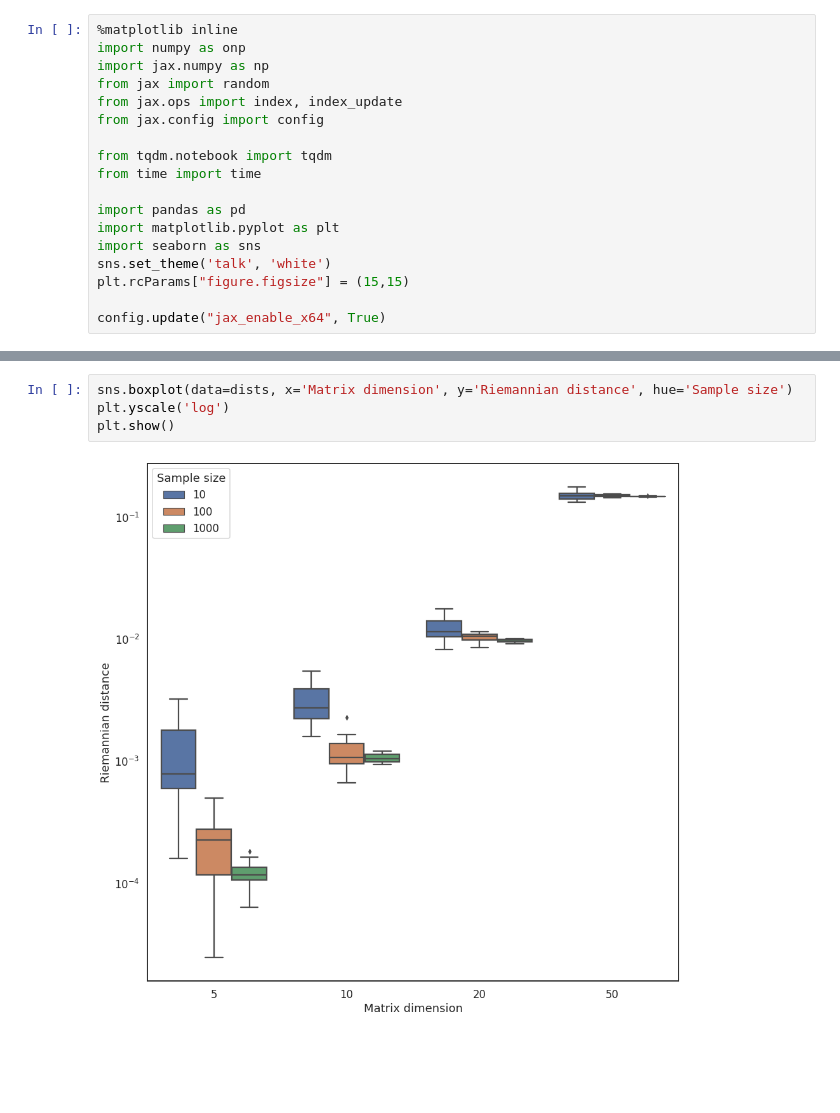
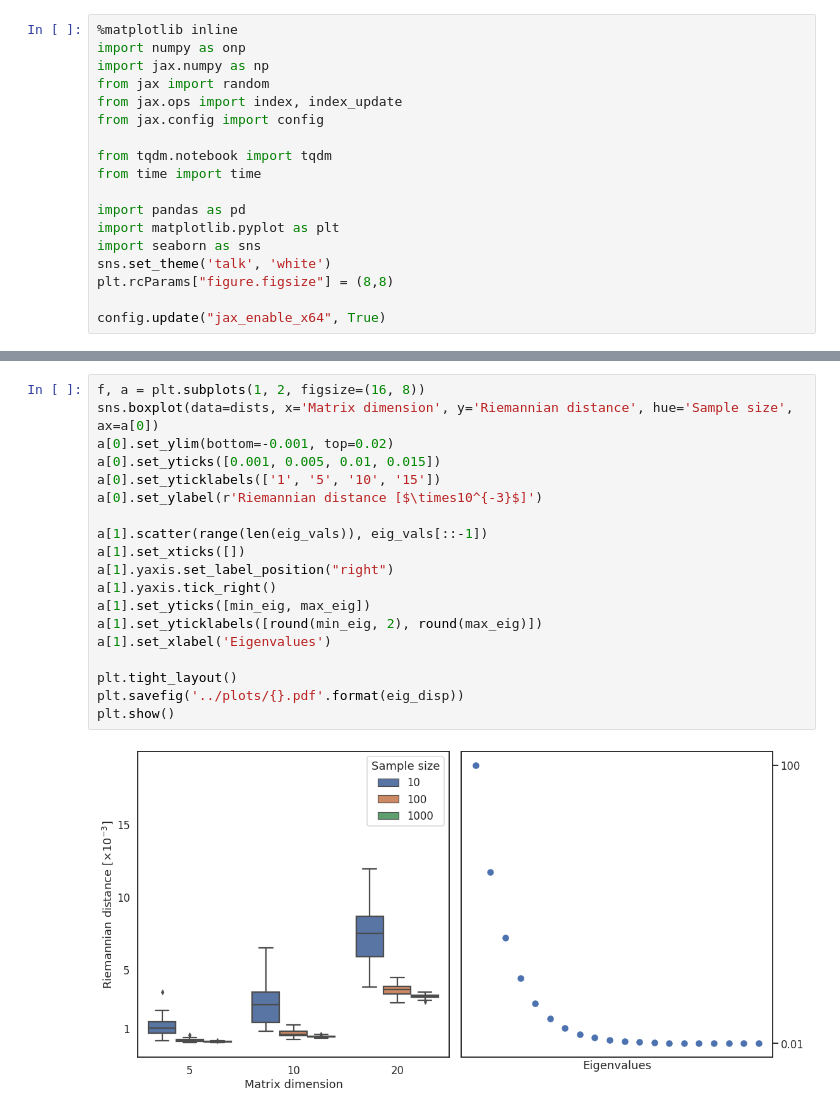
Before and after one commit to jschiavon/spd_alignment, a Jupyter notebook: notebooks/Simulation.ipynb, the cells around one changed output, grey strips where cells are left out. Cells and saved outputs as stored; diff of their text form; blank space fills up the shorter version.

```diff
--- a/notebooks/Simulation.ipynb
+++ b/notebooks/Simulation.ipynb
@@ -13,7 +13,7 @@ import pandas as pd
 import matplotlib.pyplot as plt
 import seaborn as sns
 sns.set_theme('talk', 'white')
-plt.rcParams["figure.figsize"] = (15,15)
+plt.rcParams["figure.figsize"] = (8,8)
 
 config.update("jax_enable_x64", True)
 # %%
@@ -177,6 +178,21 @@ WARNING:absl:No GPU/TPU found, falling back to CPU. (Set TF_CPP_MIN_LOG_LEVEL=0
 # %%
-sns.boxplot(data=dists, x='Matrix dimension', y='Riemannian distance', hue='Sample size')
-plt.yscale('log')
+f, a = plt.subplots(1, 2, figsize=(16, 8))
+sns.boxplot(data=dists, x='Matrix dimension', y='Riemannian distance', hue='Sample size', ax=a[0])
+a[0].set_ylim(bottom=-0.001, top=0.02)
+a[0].set_yticks([0.001, 0.005, 0.01, 0.015])
+a[0].set_yticklabels(['1', '5', '10', '15'])
+a[0].set_ylabel(r'Riemannian distance [$\times10^{-3}$]')
+
+a[1].scatter(range(len(eig_vals)), eig_vals[::-1])
+a[1].set_xticks([])
+a[1].yaxis.set_label_position("right")
+a[1].yaxis.tick_right()
+a[1].set_yticks([min_eig, max_eig])
+a[1].set_yticklabels([round(min_eig, 2), round(max_eig)])
+a[1].set_xlabel('Eigenvalues')
+
+plt.tight_layout()
+plt.savefig('../plots/{}.pdf'.format(eig_disp))
 plt.show()
 # %% [output]
-[figure, old version]
+[figure, new version]
```
Also changed, not shown: parts of 3 cells of this notebook.
